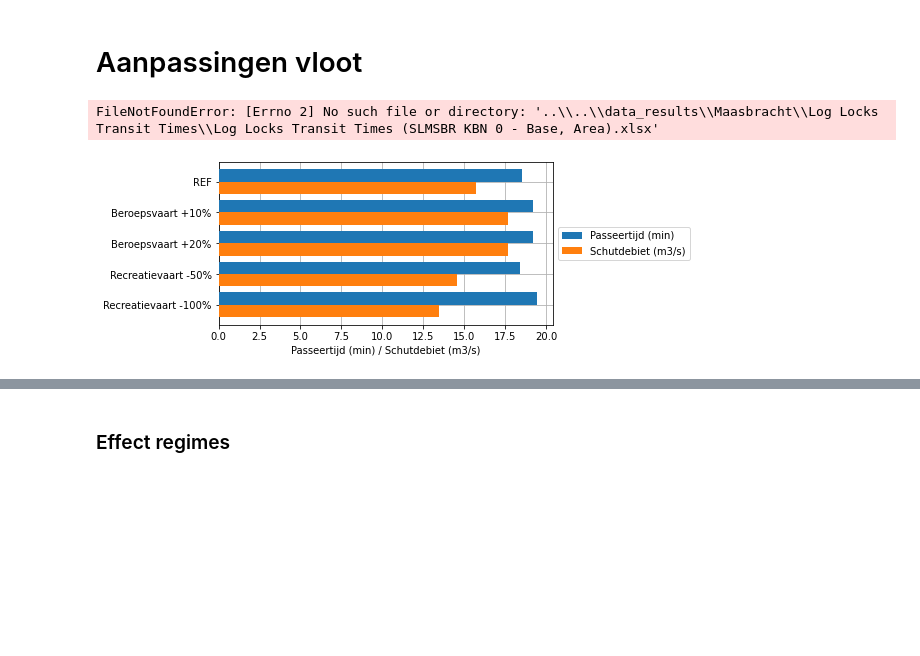
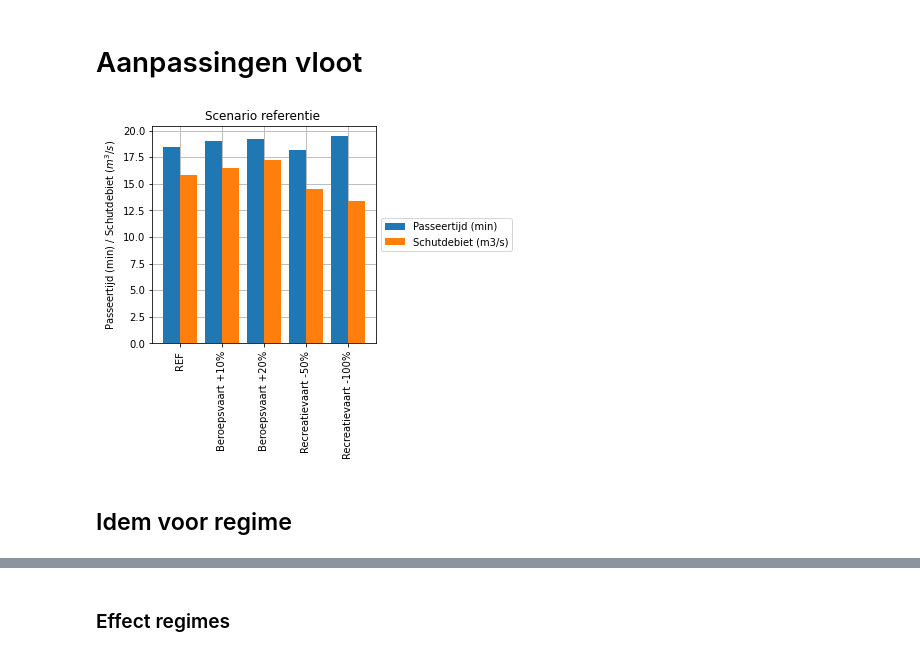
Before and after one commit to jurjendejong/pySIVAK, a Jupyter notebook: Vergelijking_simulaties.ipynb, the cells around one changed output, grey strips where cells are left out. Saved outputs shown, nothing was run; the diff lists cells and outputs as text; code cells hidden in the pictures; blank space fills up the shorter version.

```diff
--- a/Vergelijking_simulaties.ipynb
+++ b/Vergelijking_simulaties.ipynb
@@ -16,7 +13,7 @@ from matplotlib.colors import LogNorm
 import itertools
 import json
 # %%
-inputdir = Path(r'../../data_results')
+inputdir = Path(r'../results')
 settingsdir = Path('Invoer')
 outputdir = Path('Vergelijking_simulaties')
 # %% [markdown]
@@ -31,6 +28,6 @@ with open(settingsdir / 'simulations.json') as f:
 all_simulation_names = [name for lock, scenarios in simulations.items() for id,name in scenarios.items()]
 # %%
 # Compute max waiting time, based on scenario-name
-maximum_waiting_time = {s: float(s.split(' ')[-1]) / 60 if s.startswith("R ") else 9999 for s in all_simulation_names }
+maximum_waiting_time = {s: float(s.split(' ')[3]) / 60 if s.startswith("R ") else 9999 for s in all_simulation_names }
 # %% [markdown]
 # Effect of replications
@@ -155,19 +150,17 @@ for name in scenario_names:
 
     scenario = {v:k for k,v in simulations[lock].items()}[name]
 
-    summary_file =       inputdir / lock / 'KPI LockChambers Summary' / f'KPI_LockChambers_Summary_Avg ({scenario}).xlsx'
-    ships_file =         inputdir / lock / 'Log Generated Ships' / f'Log Generated Ships ({scenario}).xlsx'
-    levelings_file =     inputdir / lock / 'Log Locks Leveling' / f'Log Locks Leveling ({scenario}).xlsx'
-    transit_times_file = inputdir / lock / 'Log Locks Transit Times' / f'Log Locks Transit Times ({scenario}).xlsx'
+    summary_file =       inputdir / lock / 'KPI LockChambers Summary' / f'KPI_LockChambers_Summary_Avg ({scenario}).csv'
+    ships_file =         inputdir / lock / 'Log Generated Ships' / f'Log Generated Ships ({scenario}).csv'
+    levelings_file =     inputdir / lock / 'Log Locks Leveling' / f'Log Locks Leveling ({scenario}).csv'
+    transit_times_file = inputdir / lock / 'Log Locks Transit Times' / f'Log Locks Transit Times ({scenario}).csv'
 
     s = pySIVAK(levelings_file, transit_times_file, ships_file, summary_file)
 
     s.correction_waitingtimes_without_new_arrivals(maximum_waiting_time=maximum_waiting_time[name])
     s.correction_leveling_without_utilization()
-    s.correction_waterloss(water_plane=water_plane[lock], dH=dH[lock], downward_leveling_side=1, correct_ship_volume=False)
+    s.correction_waterloss(water_plane=settings['water_plane'][lock], dH=settings['dH'][lock], downward_leveling_side=1, correct_ship_volume=False)
 
     s.name = name
 
     S[name] = s
-# %% [output]
-FileNotFoundError: [Errno 2] No such file or directory: '..\\..\\data_results\\Maasbracht\\Log Locks Transit Times\\Log Locks Transit Times (SLMSBR KBN 0 - Base, Area).xlsx'
@@ -179,12 +167,20 @@ D = pd.DataFrame({'Passeertijd (min)': T, 'Schutdebiet (m3/s)': W})
 # %%
-D.plot.barh(width=0.8, zorder=3, figsize=(6,3))
+T = {n:s.transit_times['Passage time [hours]'].mean() * 60 for n,s in S.items()}
+W = {n:s.waterloss_per_hour_per_day().mean().mean() for n,s in S.items()}
+
+D = pd.DataFrame({'Passeertijd (min)': T, 'Schutdebiet (m3/s)': W})
+
+D.plot.bar(width=0.8, zorder=3, figsize=(4,4))
 plt.legend(loc='center left', bbox_to_anchor=(1, 0.5))
 plt.grid()
-plt.gca().invert_yaxis()
-plt.xlabel('Passeertijd (min) / Schutdebiet (m3/s)')
+# plt.gca().invert_yaxis()
+plt.ylabel('Passeertijd (min) / Schutdebiet ($m^3/s$)')
+plt.title('Scenario referentie ')
 
 plt.savefig(    outputdir / f'Vloot.png', bbox_inches='tight', dpi=150)
 plt.savefig(    outputdir / f'Vloot.svg', bbox_inches='tight')
 D.to_csv(       outputdir / f'Vloot.csv')
 # %% [output]
-[figure, old version]
+[figure, new version]
+# %% [markdown]
+## Idem voor regime
```
Also changed, not shown: parts of 28 cells of this notebook, 7 other files.
